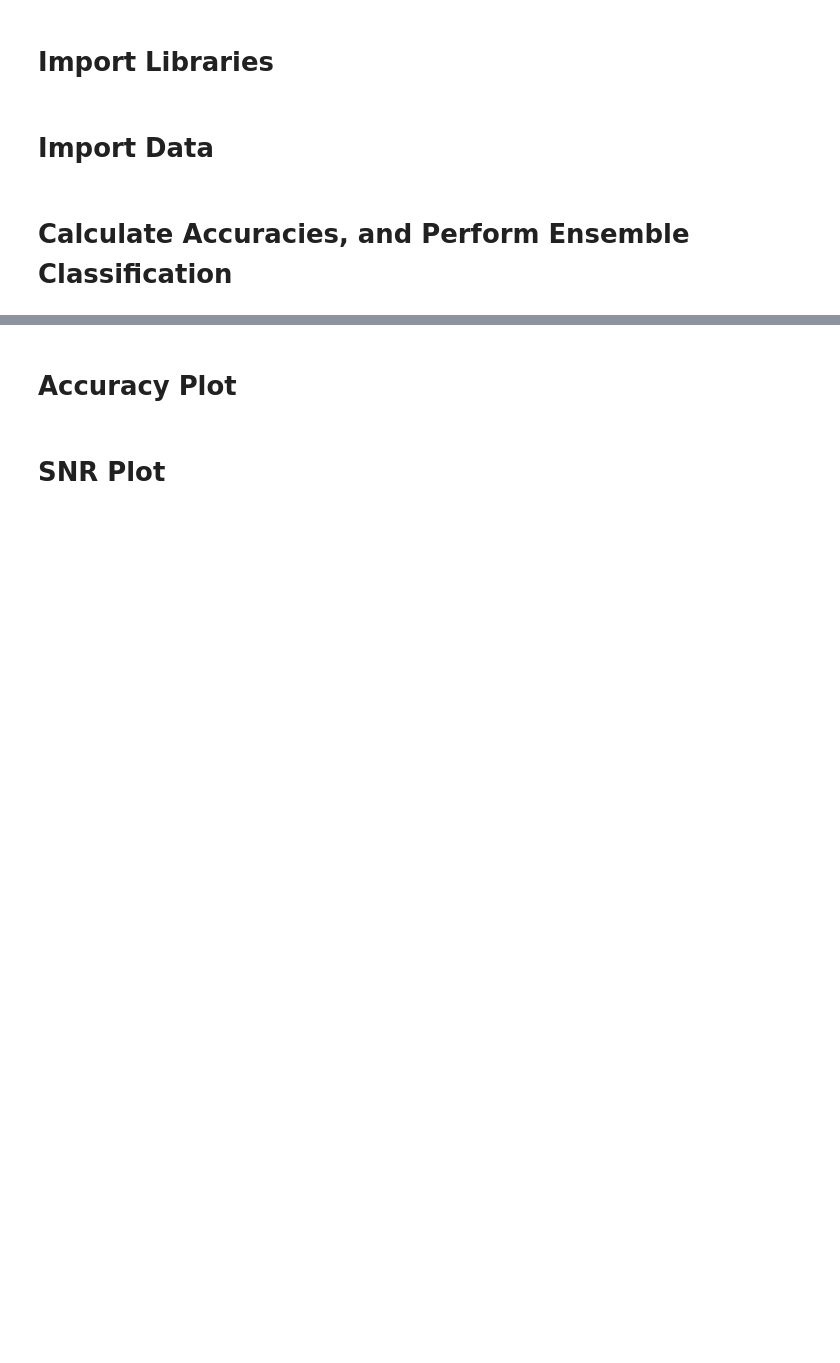
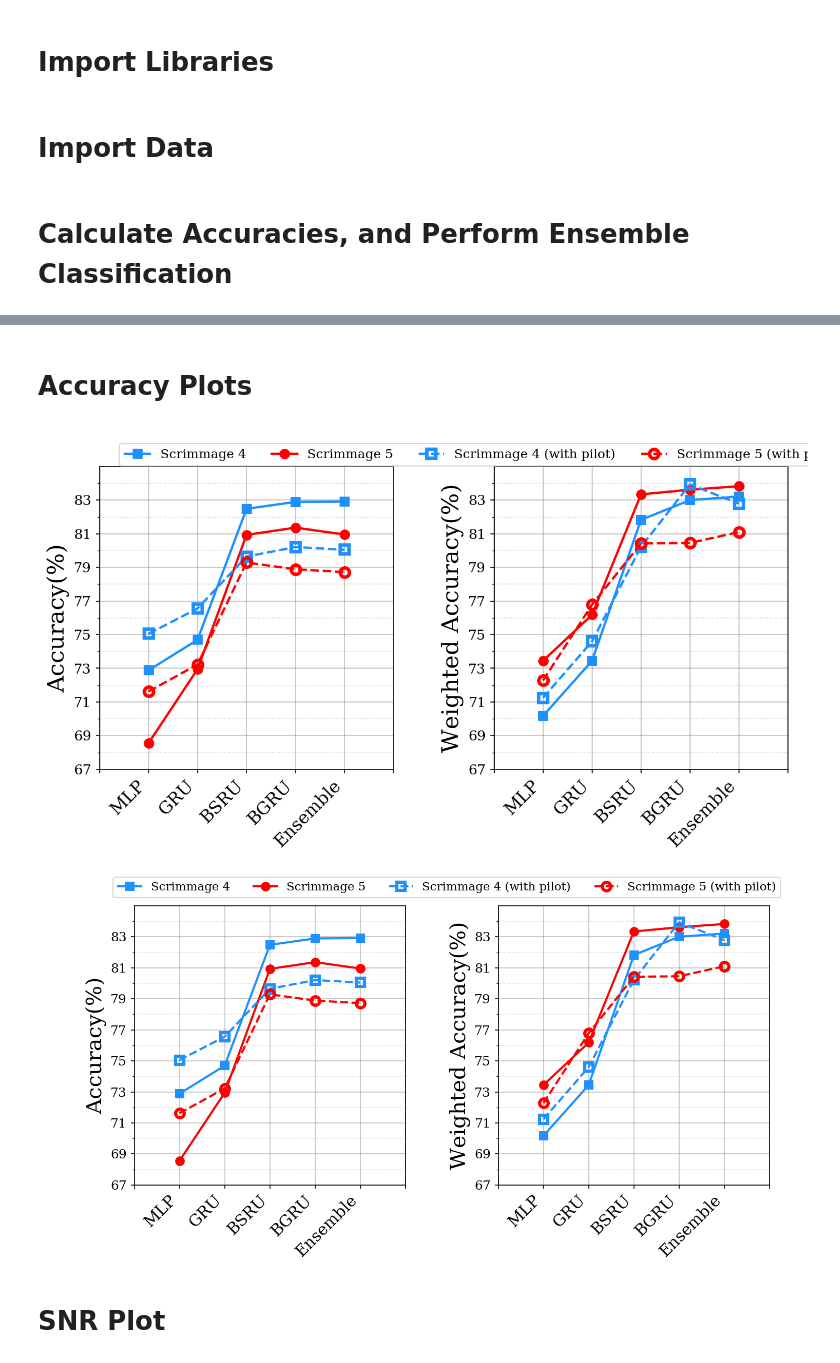
Before and after one commit to amahdeej/sc2-frame-error, a Jupyter notebook: Plots.ipynb, the cells around one changed output, grey strips where cells are left out. Cells and saved outputs as stored; diff of their text form; code cells hidden in the pictures; blank space fills up the shorter version.

```diff
--- a/Plots.ipynb
+++ b/Plots.ipynb
@@ -346,21 +322,20 @@ resw.to_excel(r'scr5_snr_res.xlsx', index = False, header=True)
 # %% [markdown]
-# Accuracy Plot
+# Accuracy Plots
-# %%
-# Read from Excel
-res = pd.read_excel('scr4_snr_res.xlsx')
-wres = pd.read_excel('scr5_snr_res.xlsx')
 # %%
-# Add two empty rows at start and end
-
-rows = [6, 0, 1, 2, 3, 4, 5, 6]
+rows = [5, 0, 1, 2, 3, 4, 5]
 plotres = res.reindex(rows)
-plotwres = wres.reindex(rows)
 
 plotres.iloc[0, plotres.columns.get_loc('Neural Network')] = ''
-plotres.iloc[7, plotres.columns.get_loc('Neural Network')] = ''
-
-plotwres.iloc[0, plotwres.columns.get_loc('Neural Network')] = ''
-plotwres.iloc[7, plotwres.columns.get_loc('Neural Network')] = ''
+plotres.iloc[6, plotres.columns.get_loc('Neural Network')] = ''
+# %%
+rows = [5, 0, 1, 2, 3, 4, 5]
+plotwres = wres.reindex(rows)
+
+plotwres.iloc[0, plotwres.columns.get_loc('Neural Network')] = ''
+plotwres.iloc[6, plotwres.columns.get_loc('Neural Network')] = ''
+# %%
+ylmin = math.floor(min(min(res.min()[1:4]),min(wres.min()[1:4]))) - 1
+ylmax = math.ceil(max(max(res.max()[1:4]),max(wres.max()[1:4]))) + 1
 # %%
 fig = plt.figure(figsize=(10, 5), dpi=150)
 
@@ -370,8 +345,8 @@ plt.rc('axes', labelsize=20)    # fontsize of the x and y labels
 plt.rc('xtick', labelsize=15)    # fontsize of the tick labels
 plt.rc('ytick', labelsize=12)    # fontsize of the tick labels
 plt.rc('legend', fontsize=11)    # legend fontsize
+#plt.rc('figure', titlesize=BIGGER_SIZE)  # fontsize of the figure title
 
-# Accuracy Plot
 plt.subplot(1,2,1)
 
 ax = plt.gca()
@@ -389,10 +364,6 @@ plotres.plot(kind='line',x='Neural Network',y='Scrimmage 4 (with pilot)',
 plotres.plot(kind='line',x='Neural Network',y='Scrimmage 5 (with pilot)',
             color = 'r', lineStyle = '--', marker = 'o', markerSize=8,
              markerfacecolor = 'none', markeredgewidth = 3, lineWidth=2, ax=ax)
-
-# Make the two subplot's y axis have the same range
-ylmin = math.floor(min(min(res.min()[1:5]),min(wres.min()[1:5]))) - 1
-ylmax = math.ceil(max(max(res.max()[1:5]),max(wres.max()[1:5]))) + 1
 
 ax.axes.set_ylim(ylmin,ylmax)
 major_ticks = np.arange(ylmin, ylmax, 2)
@@ -414,7 +385,6 @@ box.y0 = box.y0 + 0.07
 box.y1 = box.y1 + 0.04
 ax.set_position(box)
 
-# Weighted Accuracy Plot
 plt.subplot(1,2,2)
 
 ax = plt.gca()
@@ -437,34 +407,37 @@ ax.axes.set_ylim(ylmin,ylmax)
 major_ticks = np.arange(ylmin, ylmax, 2)
 minor_ticks = np.arange(ylmin, ylmax, 1)
 ax.set_yticks(major_ticks)
 ax.set_yticks(minor_ticks, minor=True)
 ax.grid(axis = 'both', which='major', linestyle='solid', color = 'gray', alpha=0.5)
 ax.grid(axis = 'y', which='minor', linestyle='--', color = 'gray', alpha=0.2)
 
 plt.xticks(list(range(len(plotres))), list(plotres['Neural Network']),
        rotation=45, ha='right')
 
 ax.axes.xaxis.label.set_visible(False)
 ax.get_legend().remove()
 plt.ylabel('Weighted Accuracy(%)')
 
 box = ax.get_position() # Move and resize the subplot to show all axis and labels
 box.x0 = box.x0 + 0.05
 box.x1 = box.x1 + 0.05
 box.y0 = box.y0 + 0.07
 box.y1 = box.y1 + 0.04
 ax.set_position(box)
 
-# Have one legend for both subplots
 handles, labels = ax.get_legend_handles_labels()
 fig.legend(handles, labels, bbox_to_anchor=(0.09,1.01), loc="upper left", ncol=4)
+
 
 plt.savefig('Accr.png',dpi = 150)
 plt.show()
 
 # The saved figure looks okay, but the legends are misplaced in the shown figure
 
 display(Image('Accr.png')) # Display the saved image
+# %% [output]
+[figure, added]
+[figure, added]
 # %% [markdown]
 # SNR Plot
 # %%
```
Also changed, not shown: parts of 31 cells of this notebook, 4 other files.
